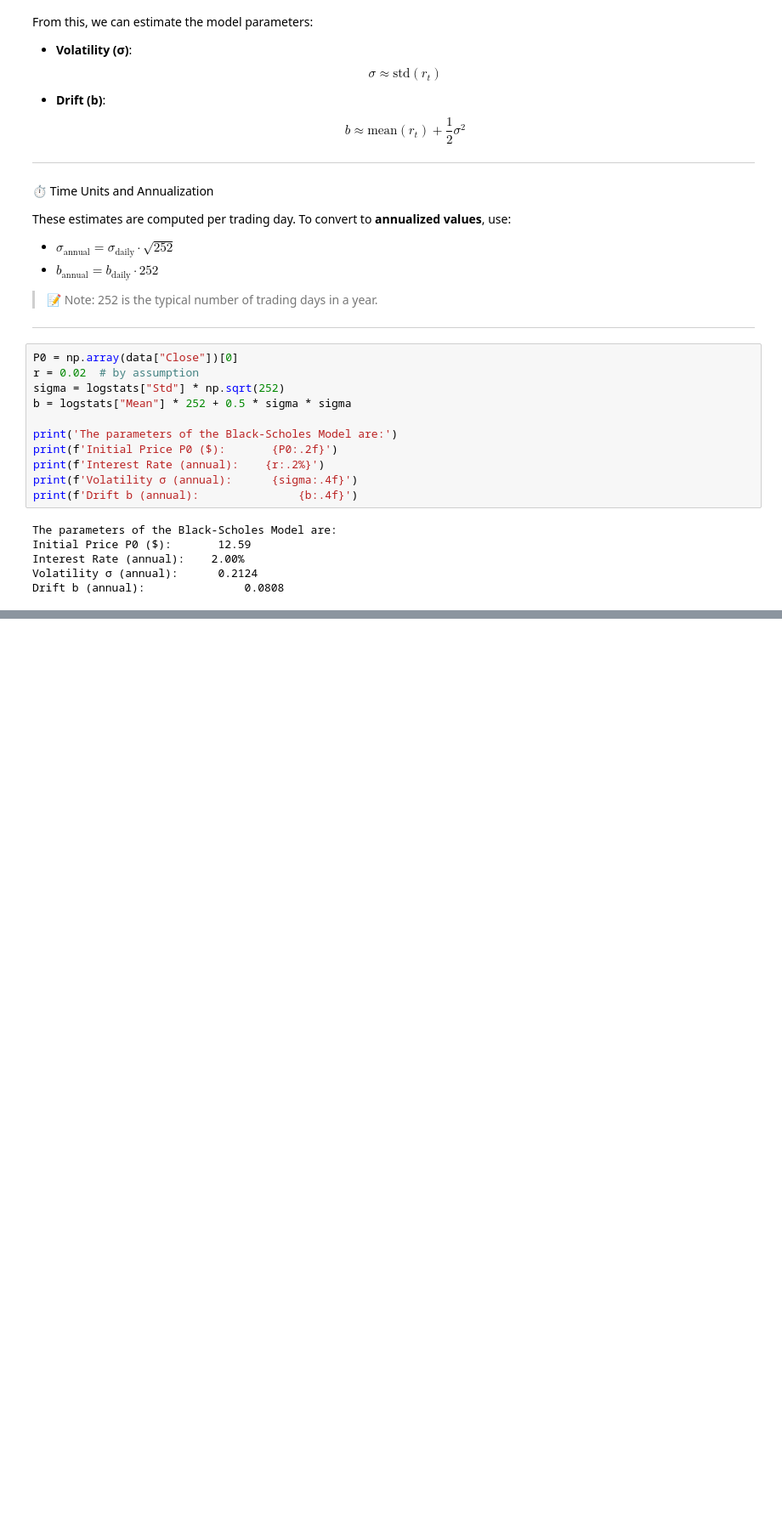
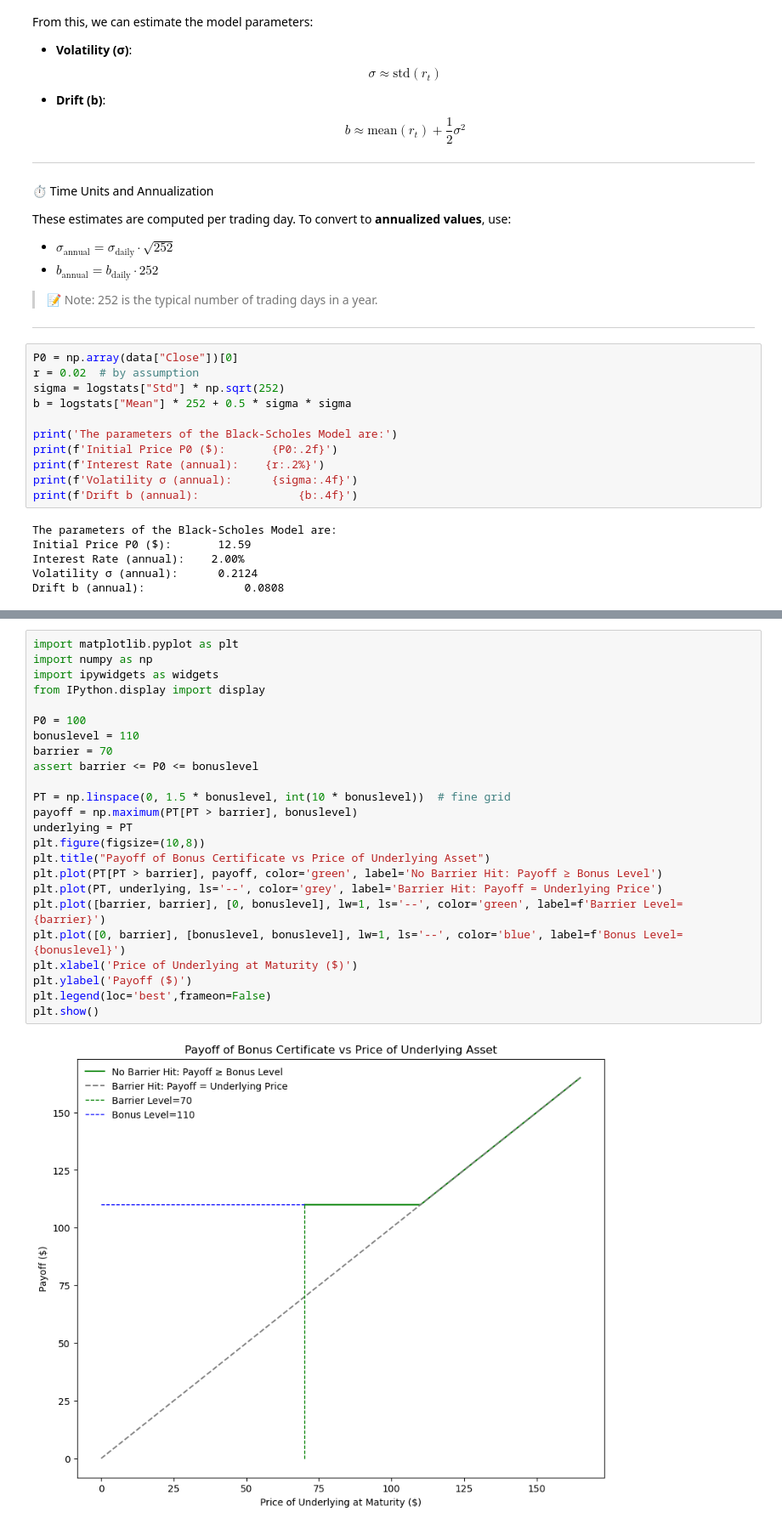
Before and after one commit to manuelgonzalzz/bonus-certificate, a Jupyter notebook: manuel.ipynb, the cells around one changed output, grey strips where cells are left out. Shown: that part at 85% size. Drawn from its saved outputs; the diff is of its cells as text; blank space fills up the shorter version.

```diff
--- a/manuel.ipynb
+++ b/manuel.ipynb
@@ -197,0 +276,26 @@ Drift b (annual):               0.0808
+# %%
+import matplotlib.pyplot as plt
+import numpy as np
+import ipywidgets as widgets
+from IPython.display import display
+
+P0 = 100
+bonuslevel = 110
+barrier = 70
+assert barrier <= P0 <= bonuslevel
+
+PT = np.linspace(0, 1.5 * bonuslevel, int(10 * bonuslevel))  # fine grid
+payoff = np.maximum(PT[PT > barrier], bonuslevel)
+underlying = PT
+plt.figure(figsize=(10,8))
+plt.title("Payoff of Bonus Certificate vs Price of Underlying Asset")
+plt.plot(PT[PT > barrier], payoff, color='green', label='No Barrier Hit: Payoff ≥ Bonus Level')
+plt.plot(PT, underlying, ls='--', color='grey', label='Barrier Hit: Payoff = Underlying Price')
+plt.plot([barrier, barrier], [0, bonuslevel], lw=1, ls='--', color='green', label=f'Barrier Level={barrier}')
+plt.plot([0, barrier], [bonuslevel, bonuslevel], lw=1, ls='--', color='blue', label=f'Bonus Level={bonuslevel}')
+plt.xlabel('Price of Underlying at Maturity ($)')
+plt.ylabel('Payoff ($)')
+plt.legend(loc='best',frameon=False)
+plt.show()
+# %% [output]
+[figure, added]
```
Also changed, not shown: parts of 6 cells of this notebook, 1 other file.
